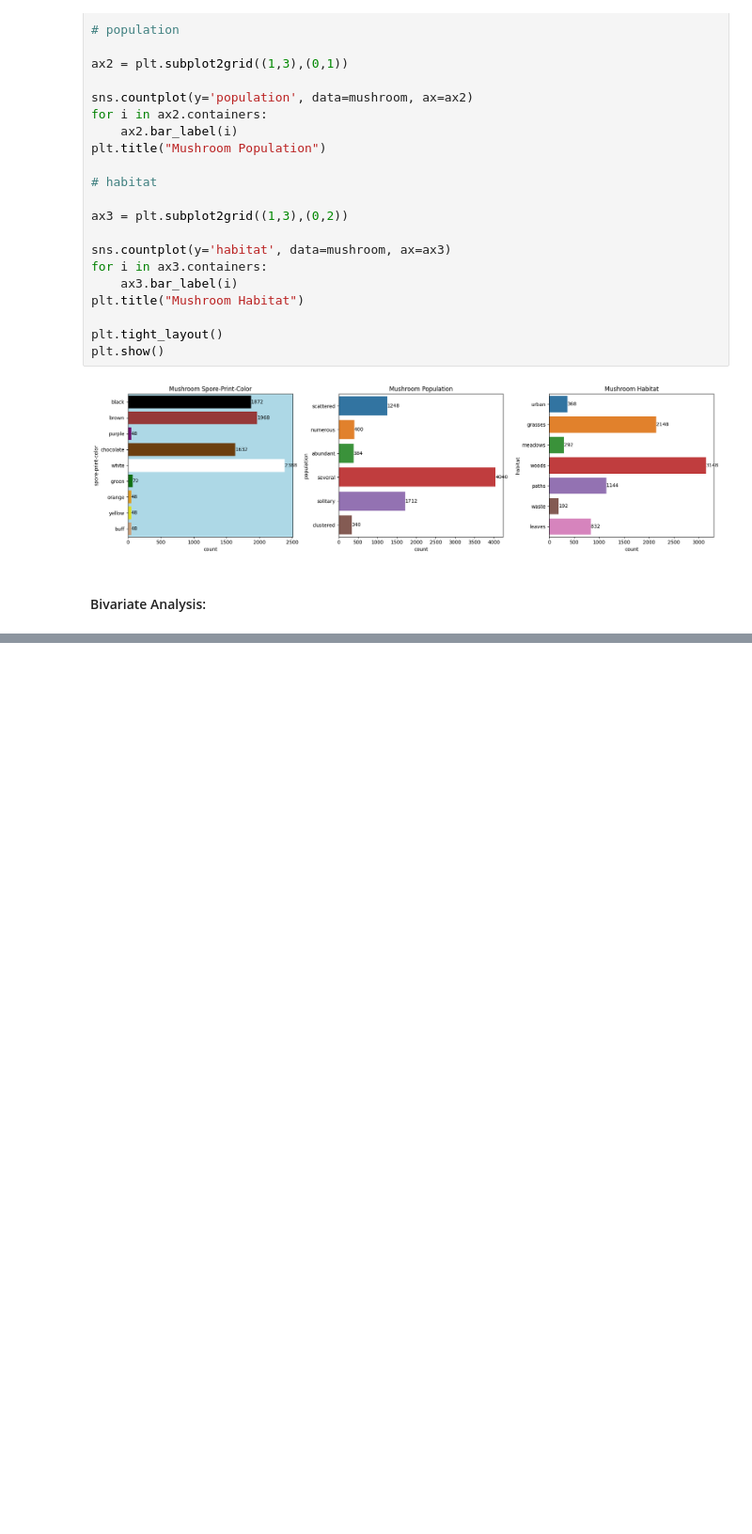
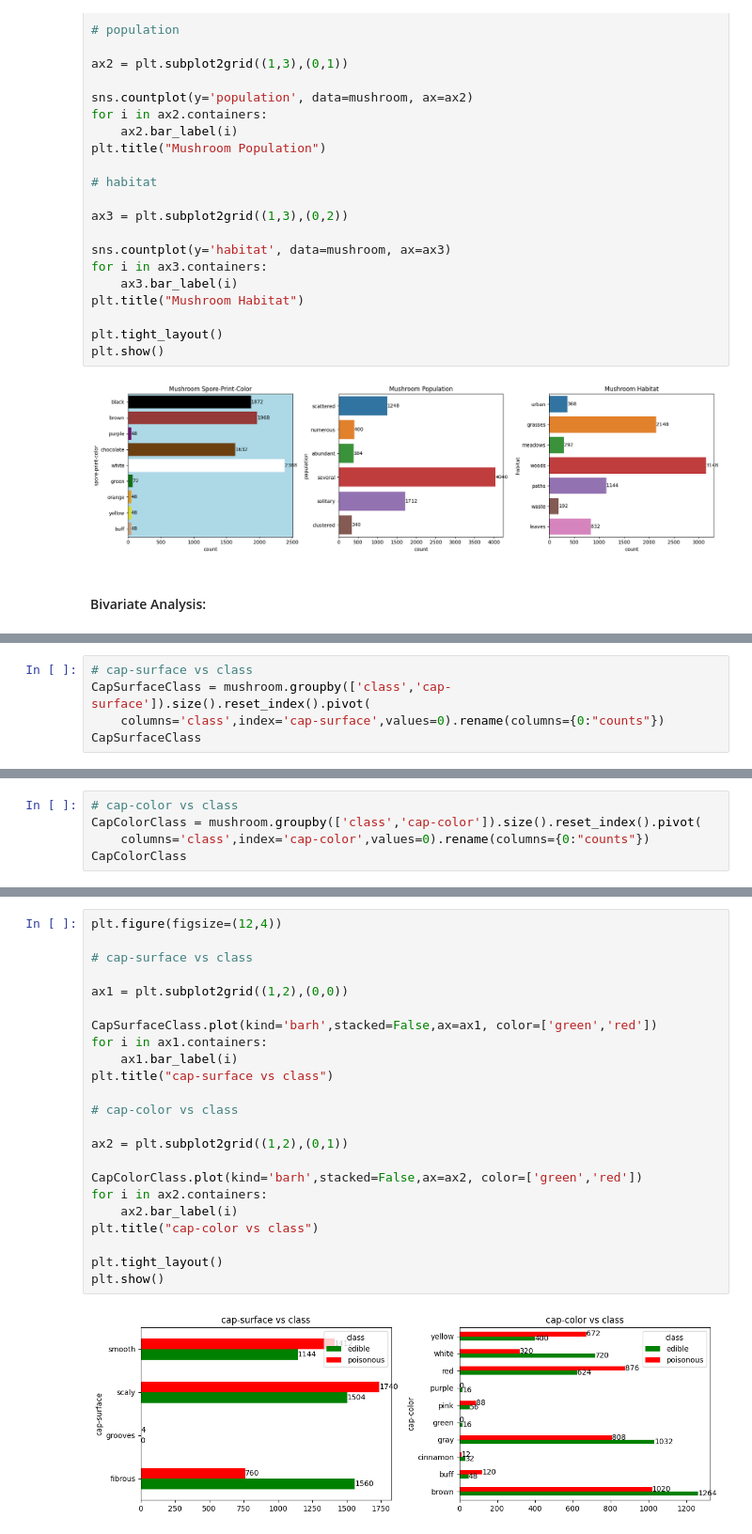
Before and after one commit to Akshay-Paunikar/iNeuron_Mushroom_Classification, a Jupyter notebook: mushroom/notebook/mushroom_EDA.ipynb, the cells around one changed output, grey strips where cells are left out. Shown at 94% size. Drawn from its saved outputs; the diff is of its cells as text; blank space fills up the shorter version.

```diff
--- a/mushroom/notebook/mushroom_EDA.ipynb
+++ b/mushroom/notebook/mushroom_EDA.ipynb
@@ -629,0 +705,5 @@ plt.show()
+# %%
+# cap-surface vs class
+CapSurfaceClass = mushroom.groupby(['class','cap-surface']).size().reset_index().pivot(
+    columns='class',index='cap-surface',values=0).rename(columns={0:"counts"})
+CapSurfaceClass
@@ -629,0 +717,5 @@ plt.show()
+# %%
+# cap-color vs class
+CapColorClass = mushroom.groupby(['class','cap-color']).size().reset_index().pivot(
+    columns='class',index='cap-color',values=0).rename(columns={0:"counts"})
+CapColorClass
@@ -629,0 +735,25 @@ plt.show()
+# %%
+plt.figure(figsize=(12,4))
+
+# cap-surface vs class
+
+ax1 = plt.subplot2grid((1,2),(0,0))
+
+CapSurfaceClass.plot(kind='barh',stacked=False,ax=ax1, color=['green','red'])
+for i in ax1.containers:
+    ax1.bar_label(i)
+plt.title("cap-surface vs class")
+
+# cap-color vs class
+
+ax2 = plt.subplot2grid((1,2),(0,1))
+
+CapColorClass.plot(kind='barh',stacked=False,ax=ax2, color=['green','red'])
+for i in ax2.containers:
+    ax2.bar_label(i)
+plt.title("cap-color vs class")
+
+plt.tight_layout()
+plt.show()
+# %% [output]
+[figure, added]
```
Also changed, not shown: parts of 24 cells of this notebook.
